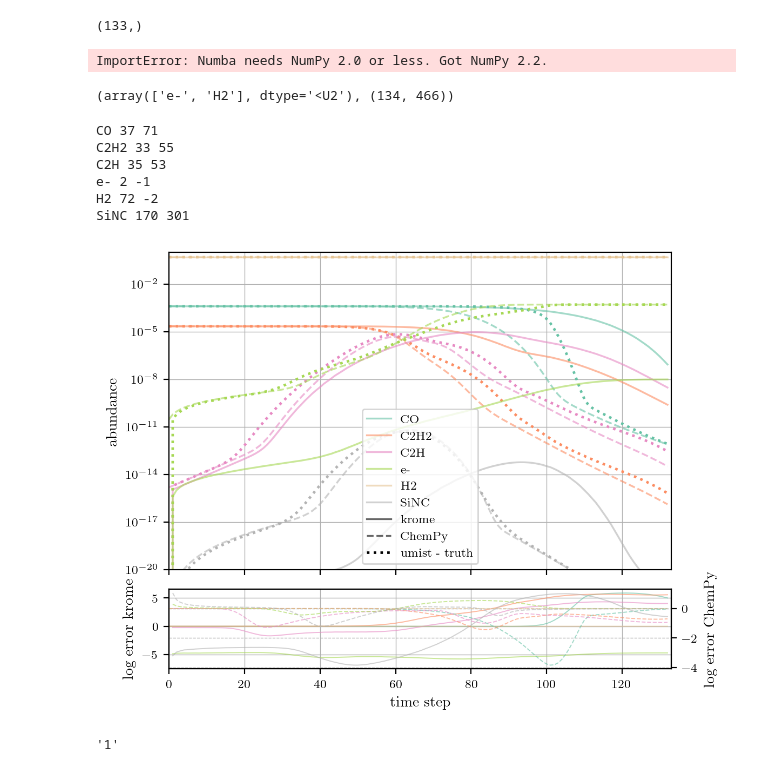
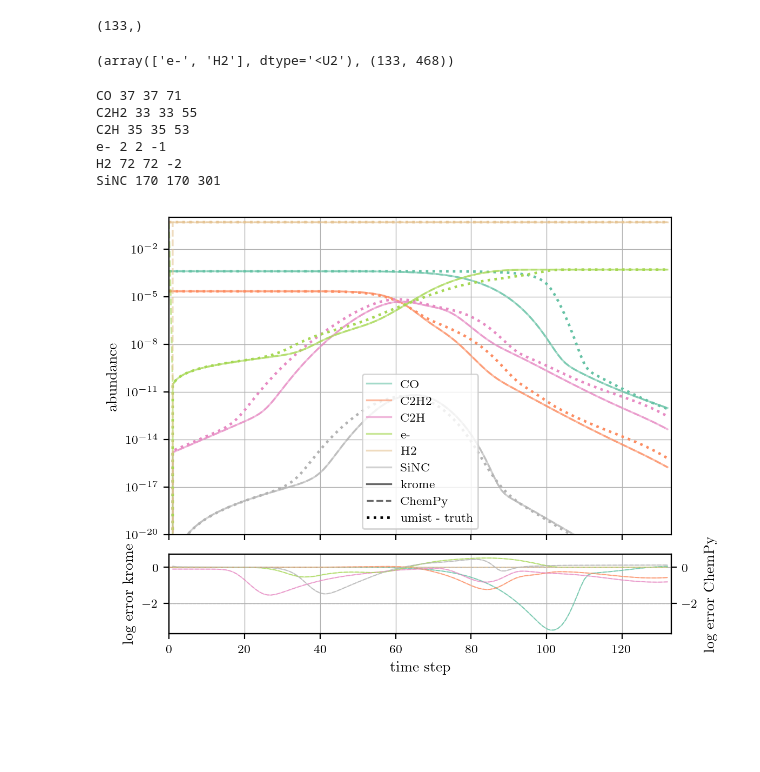
Before and after one commit to IvS-KULeuven/krome-CSE, a Jupyter notebook: benchmarkKROME.ipynb, the cells around one changed output. Drawn from its saved outputs; the diff is of its cells as text; code cells hidden in the pictures; blank space fills up the shorter version.

```diff
--- a/benchmarkKROME.ipynb
+++ b/benchmarkKROME.ipynb
@@ -27,6 +27,8 @@ import modclass
 
 sys.path.append('/STER/silkem/ChemPy/src/')
 import rates as rate
+
+
 
 
 
@@ -91,6 +93,15 @@ def get_species(i):
     return specs[idx]
 
 def get_idx(spec):
+    # if   spec=="H2":   return 77
+    # elif spec=="CO":   return 42
+    # elif spec=="C2H2": return 38
+    # elif spec=="C2H":  return 40
+    # elif spec=="SiNC": return 180
+    # elif spec=="e-":   return 2
+    return idx_krome[specs.index(spec)]
+
+def get_idxUMIST(spec):
     return idx_krome[specs.index(spec)]
 
 
@@ -131,14 +142,13 @@ path_krome = 'data/'
 
 abs_krome = list()
 
-for i in range(2,134):
+for i in range(1,134):
     # file = path+str(i)+'.out'
     file = path_krome + krome_modname + 'abs/abs_' + str(i) + '.txt'
     n = np.loadtxt(file)
     abs_krome.append(n)
 
 abs_krome = np.array(abs_krome).T
-abs_krome = np.concatenate((abs_ini/dens[0], abs_krome), axis=1)
 # %%
 ## Get ChemPy model
 
@@ -201,12 +211,10 @@ idx_specs  = dict()
 for i in range(len(specs_umist)):
     specs_dict[specs_umist[i]] = i
     idx_specs[i] = specs_umist[i]
-# %% [output]
-ImportError: Numba needs NumPy 2.0 or less. Got NumPy 2.2.
 # %%
 convs, abs_chempy.shape
 # %% [output]
-(array(['e-', 'H2'], dtype='<U2'), (134, 466))
+(array(['e-', 'H2'], dtype='<U2'), (133, 468))
 # %%
 fig, axs = plt.subplots(2,1, gridspec_kw={'height_ratios': [4,1], 'hspace': 0.1},figsize=(6, 5))
 ax1 = axs[0]
@@ -233,11 +241,12 @@ for i, spec in enumerate(species):
         i_umist = -2
     else:
         i_umist = specs_dict[spec]
-    print(spec,i_krome,i_umist)
+    i_umist2 = get_idxUMIST(spec)
+    print(spec,i_krome, i_umist2,i_umist)
 
     ## abundances
     krome = abs_krome[i_krome-1]
-    umist = abs_umist[i_krome-1]/dens
+    umist = abs_umist[i_umist2-1]/dens
     chempy = abs_chempy.T[i_umist]
 
     ## result KROME
@@ -254,6 +263,7 @@ for i, spec in enumerate(species):
     ## legend setup
     specs_legend = mlines.Line2D([],[], color = line.get_color(), ls = '-'    , label=spec,lw = lw, alpha = alpha)
     handles.append(specs_legend)
+
 
 krome_legend = mlines.Line2D([],[], color = 'k', ls = '-', label='krome',lw = lw, alpha = alpha)
 umist_legend = mlines.Line2D([],[], color = 'k', ls = ':', label='umist - truth',lw = lw+0.5, alpha = 1)
@@ -262,43 +272,37 @@ chempy_legend = mlines.Line2D([],[], color = 'k', ls = '--', label='ChemPy',lw =
 handles.append(krome_legend)
 handles.append(chempy_legend)
 handles.append(umist_legend)
 
 ax1.set_yscale('log')
 # ax1.set_ylim(1e-20, 1e-4)
 
 ax1.set_ylabel('abundance')
 ax2.set_xlabel('time step')
 ax2.set_ylabel('log error krome')
 ax2_twin.set_ylabel('log error ChemPy')
 
 xlowerlim = 0
 xupperlim = 133
 ax1.set_xlim(xlowerlim,xupperlim)
 ax2.set_xlim(xlowerlim,xupperlim)
 ax1.set_ylim(1e-20, 1e0)
 
 ax1.xaxis.set_ticklabels([])
 ax1.grid(True, lw = 0.5)
 ax2.grid(True, lw = 0.5)
 ax2_twin.grid(True, lw = 0.5, ls = '--')
 
 # ax1.set_ylim(1e-20, 1e2)
 
 ax1.legend(handles = handles, fontsize = 8)
 plt.tight_layout()
 plt.savefig('output_krome.png')
 plt.show()
 # %% [output]
-CO 37 71
-C2H2 33 55
-C2H 35 53
-e- 2 -1
-H2 72 -2
-SiNC 170 301
+CO 37 37 71
+C2H2 33 33 55
+C2H 35 35 53
+e- 2 2 -1
+H2 72 72 -2
+SiNC 170 170 301
-[figure, old version]
+[figure, new version]
-# %%
-s = '/STER/silkem/fortran_0D/out/20211015_gridC_Mdot1e-6_v17-5_T_eps_model_2022-12-24h17-06-51/time/time1.out'
-
-s[-5]
-# %% [output]
-'1'
```
Also changed, not shown: 3 other files.
